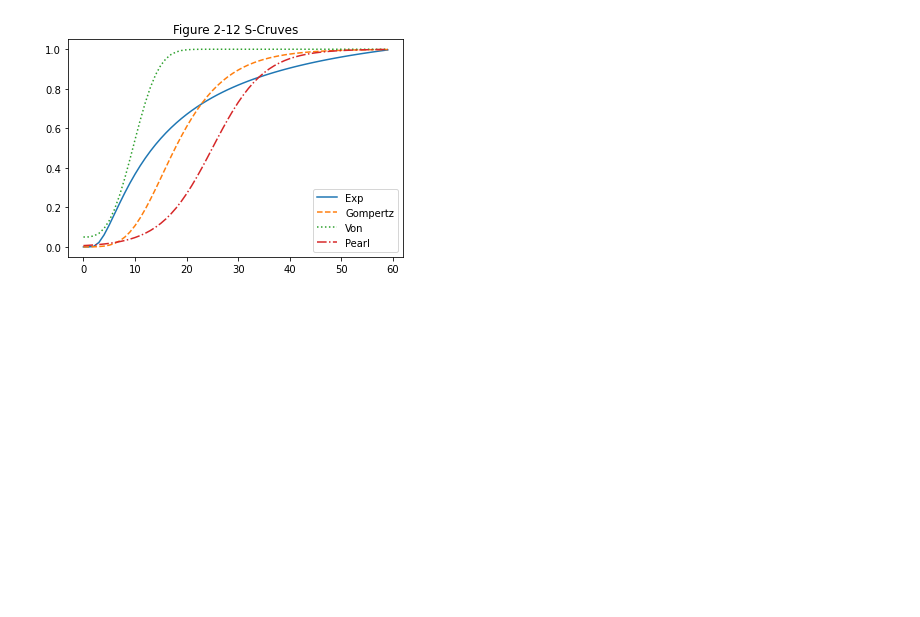
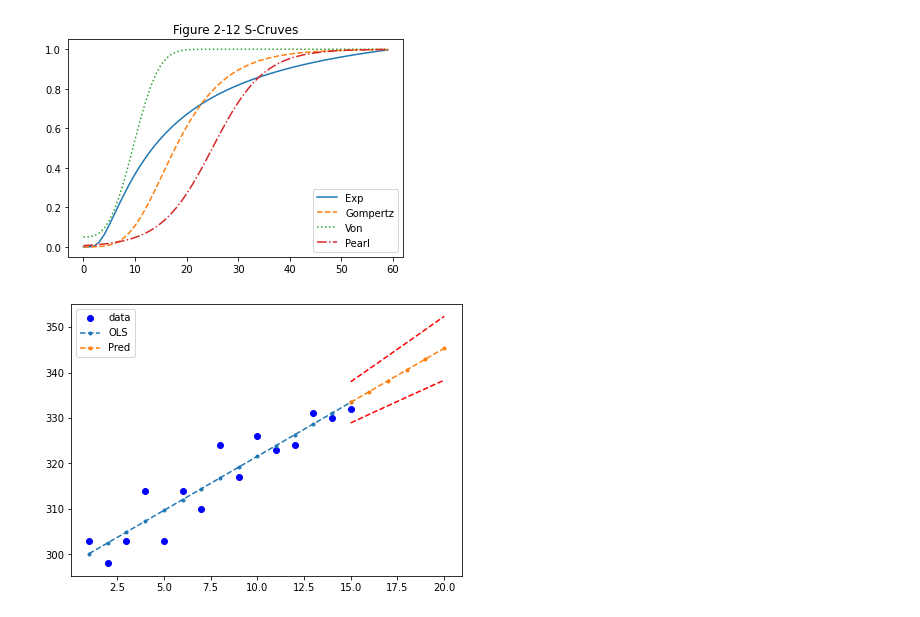
Before and after one commit to jonghyunlee1993/2022-Fall_TimeSeriesAnalysis, a Jupyter notebook: Python/HW_02.ipynb, the cells around one changed output. Drawn from its saved outputs; the diff is of its cells as text; code cells hidden in the pictures; blank space fills up the shorter version.

```diff
--- a/Python/HW_02.ipynb
+++ b/Python/HW_02.ipynb
@@ -331,3 +372,32 @@ plt.legend()
 plt.show()
 # %% [output]
 [figure]
+# %%
+import statsmodels.api as sm
+
+z = np.array([303, 298, 303, 314, 303, 314, 310, 324, 317, 326, 323, 324, 331, 330, 332])
+t = np.arange(1, len(z) + 1).reshape(-1, 1)
+t_ = sm.add_constant(t)
+model = sm.OLS(z, t_)
+res = model.fit()
+
+X_test = np.array([
+    [1, 15],
+    [1, 16],
+    [1, 17],
+    [1, 18],
+    [1, 19],
+    [1, 20],
+])
+new_pred = res.get_prediction(X_test).summary_frame(alpha=0.05)
+
+fig, ax = plt.subplots(figsize=(7, 5))
+ax.plot(t, z, "bo", label="data")
+ax.plot(t, res.fittedvalues, "--.", label="OLS")
+ax.plot(np.arange(15, 21), new_pred["mean"], "--.", label="Pred")
+ax.plot(np.arange(15, 21), new_pred["mean_ci_lower"], "r--")
+ax.plot(np.arange(15, 21), new_pred["mean_ci_upper"], "r--")
+ax.legend(loc="best")
+plt.show()
+# %% [output]
+[figure, added]
```
Also changed, not shown: parts of 5 cells of this notebook, 1 other file.
